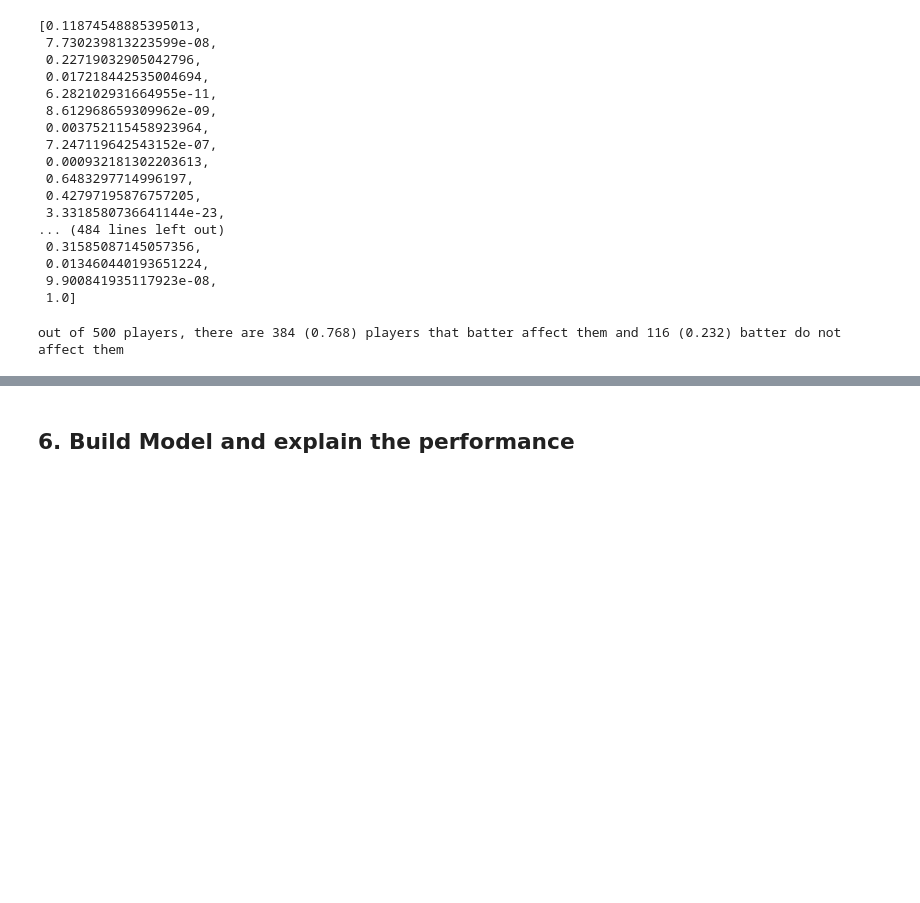
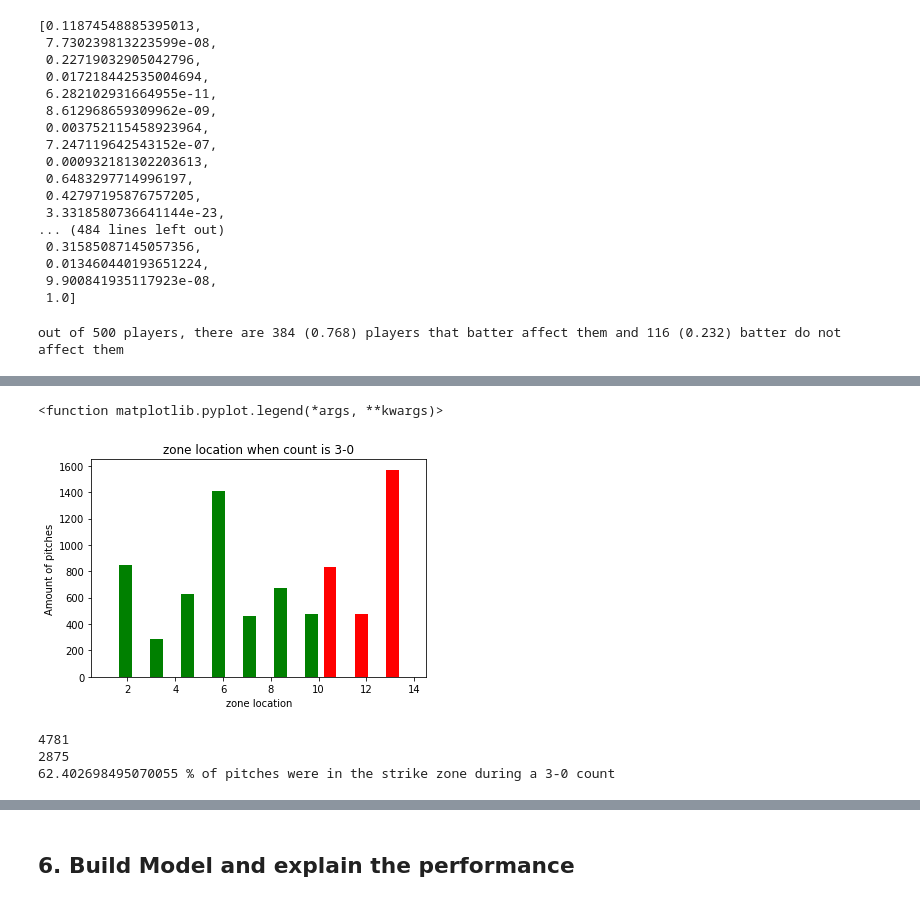
Before and after one commit to gihonglee/MLB_project, a Jupyter notebook: mlb-eda.ipynb, the cells around one changed output, grey strips where cells are left out. Drawn from its saved outputs; the diff is of its cells as text; code cells hidden in the pictures; blank space fills up the shorter version.

```diff
--- a/mlb-eda.ipynb
+++ b/mlb-eda.ipynb
@@ -624,0 +729,4 @@ out of 500 players, there are 384 (0.768) players that batter affect them and 11
+# %%
+df_zone = df['zone']
+df_new_with_zone = df_new.join(df_zone)
+df_new_with_zone.head()
@@ -624,0 +740,31 @@ out of 500 players, there are 384 (0.768) players that batter affect them and 11
+# %%
+#Lets see where pitches are typically located with a 3-0 count
+#We can use our 3-0 dataframe from before
+count_3b_0s = count_3b_0s.join(df_zone)
+# %%
+#goal: plot the number of pitches between 1-9 and 11-14 when count is 3-0
+
+
+zone_less_or_equal_9 = count_3b_0s[count_3b_0s.zone <= 9].zone
+zone_greater_than_9 = count_3b_0s[count_3b_0s.zone > 9].zone
+
+plt.xlabel('zone location')
+plt.ylabel('Amount of pitches')
+plt.title('zone location when count is 3-0')
+
+
+plt.hist([zone_greater_than_9, zone_less_or_equal_9], color=['red', 'green'], label=['not strike zone', 'in strike zone'])
+plt.legend
+# %% [output]
+<function matplotlib.pyplot.legend(*args, **kwargs)>
+[figure, added]
+# %%
+Balls_in_strike_zone_3_0 = print(len(count_3b_0s[count_3b_0s.zone <= 9]))
+Balls_not_in_strike_zone_3_0 = print(len(count_3b_0s[count_3b_0s.zone > 9]))
+#So we may wonder how often is a ball thrown in the strike zone during a 3-0 count?
+percentage_strikes_3_0 = (4810)/(4810 + 2898)*100
+print(percentage_strikes_3_0, '% of pitches were in the strike zone during a 3-0 count')
+# %% [output]
+4781
+2875
+62.402698495070055 % of pitches were in the strike zone during a 3-0 count
```
Also changed, not shown: parts of 67 cells of this notebook, 1 other file.
